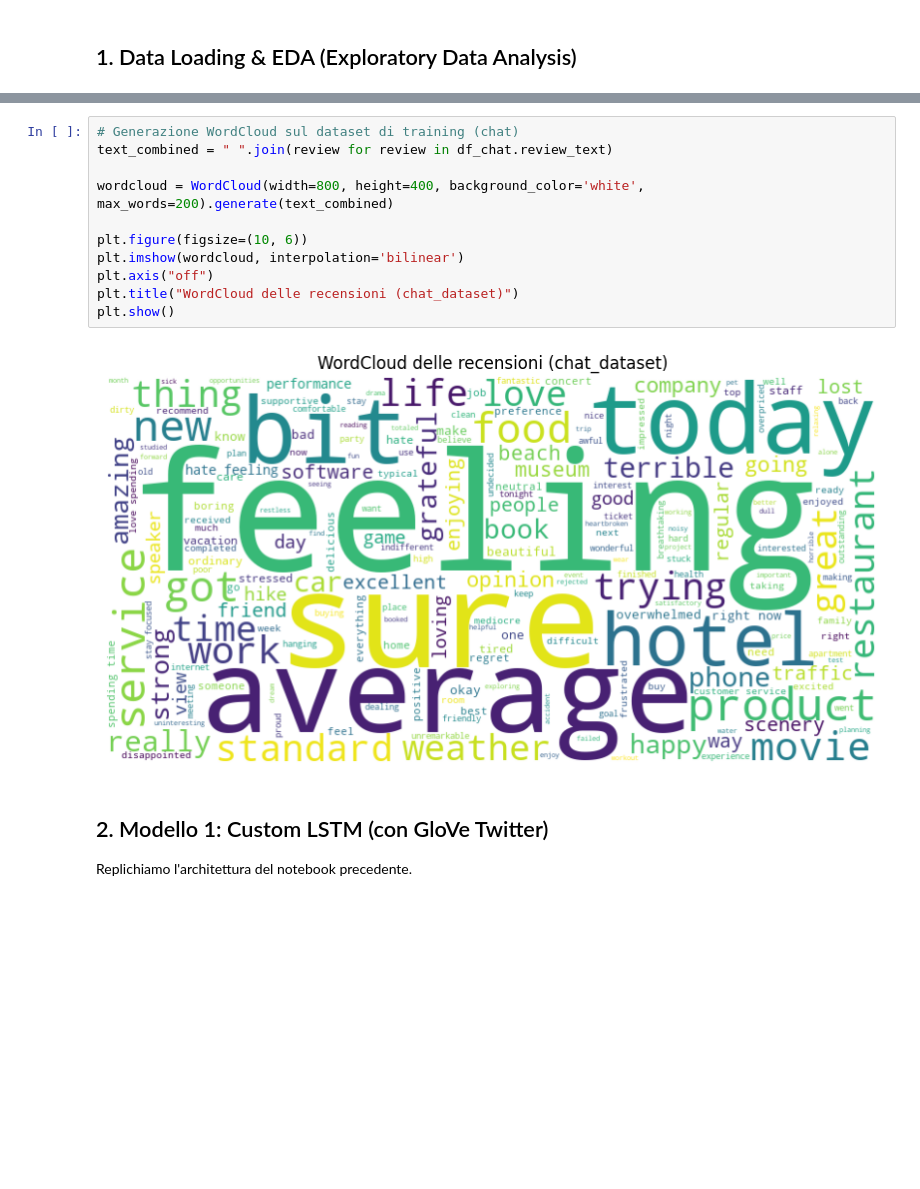
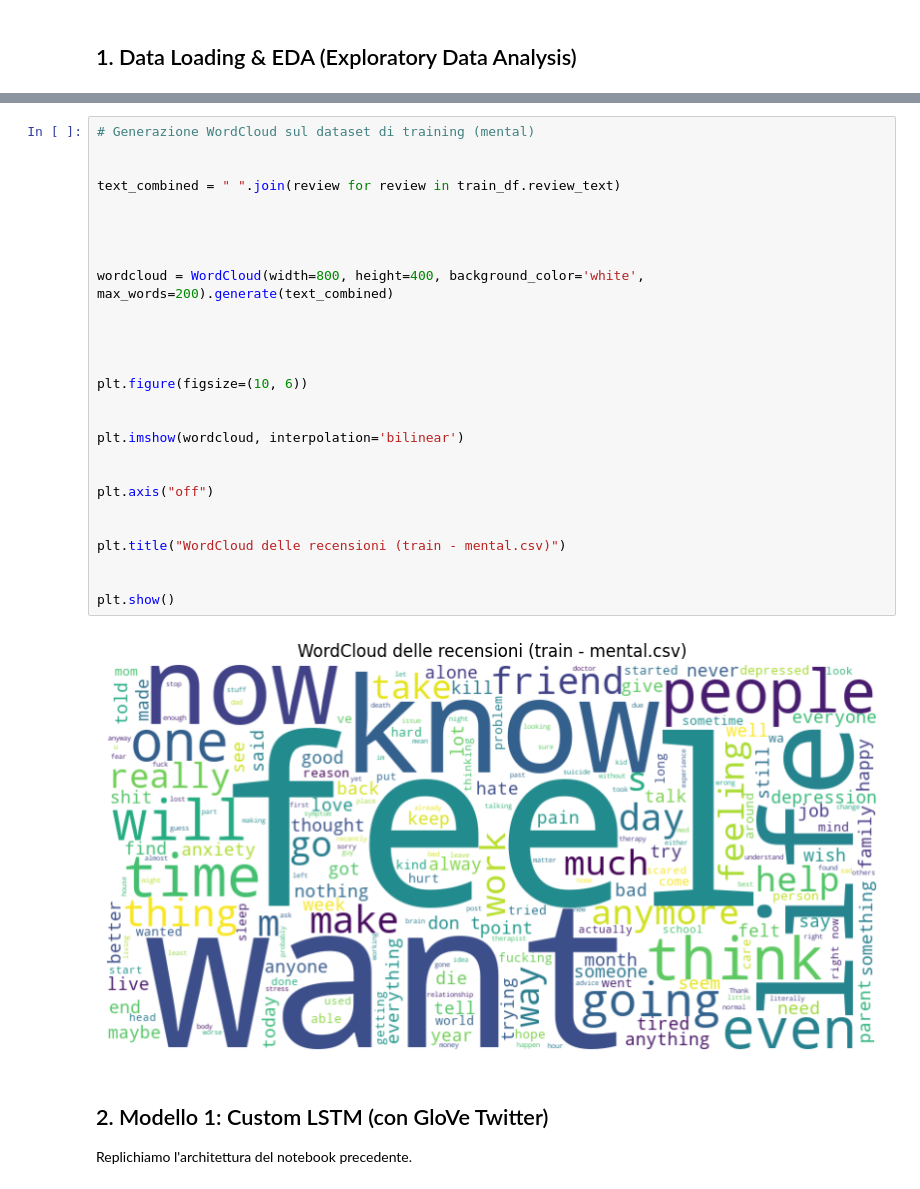
Before and after one commit to DataScience-Golddiggers/Faboulous-Interpretr, a Jupyter notebook: notebooks/sentiment_comparison.ipynb, the cells around one changed output, grey strips where cells are left out. Saved outputs shown, nothing was run; the diff lists cells and outputs as text; blank space fills up the shorter version.

```diff
--- a/notebooks/sentiment_comparison.ipynb
+++ b/notebooks/sentiment_comparison.ipynb
@@ -117,16 +204,32 @@ Train size: 467 | Val size: 117 | Test (mrev) size: 110
 # %%
-# Generazione WordCloud sul dataset di training (chat)
-text_combined = " ".join(review for review in df_chat.review_text)
+# Generazione WordCloud sul dataset di training (mental)
+
+
+text_combined = " ".join(review for review in train_df.review_text)
+
+
+
 
 wordcloud = WordCloud(width=800, height=400, background_color='white', max_words=200).generate(text_combined)
 
+
+
+
 plt.figure(figsize=(10, 6))
+
+
 plt.imshow(wordcloud, interpolation='bilinear')
+
+
 plt.axis("off")
-plt.title("WordCloud delle recensioni (chat_dataset)")
+
+
+plt.title("WordCloud delle recensioni (train - mental.csv)")
+
+
 plt.show()
 # %% [output]
-[figure, old version]
+[figure, new version]
 # %% [markdown]
 ## 2. Modello 1: Custom LSTM (con GloVe Twitter)
 
```
Also changed, not shown: parts of 15 cells of this notebook, 1 other file.
